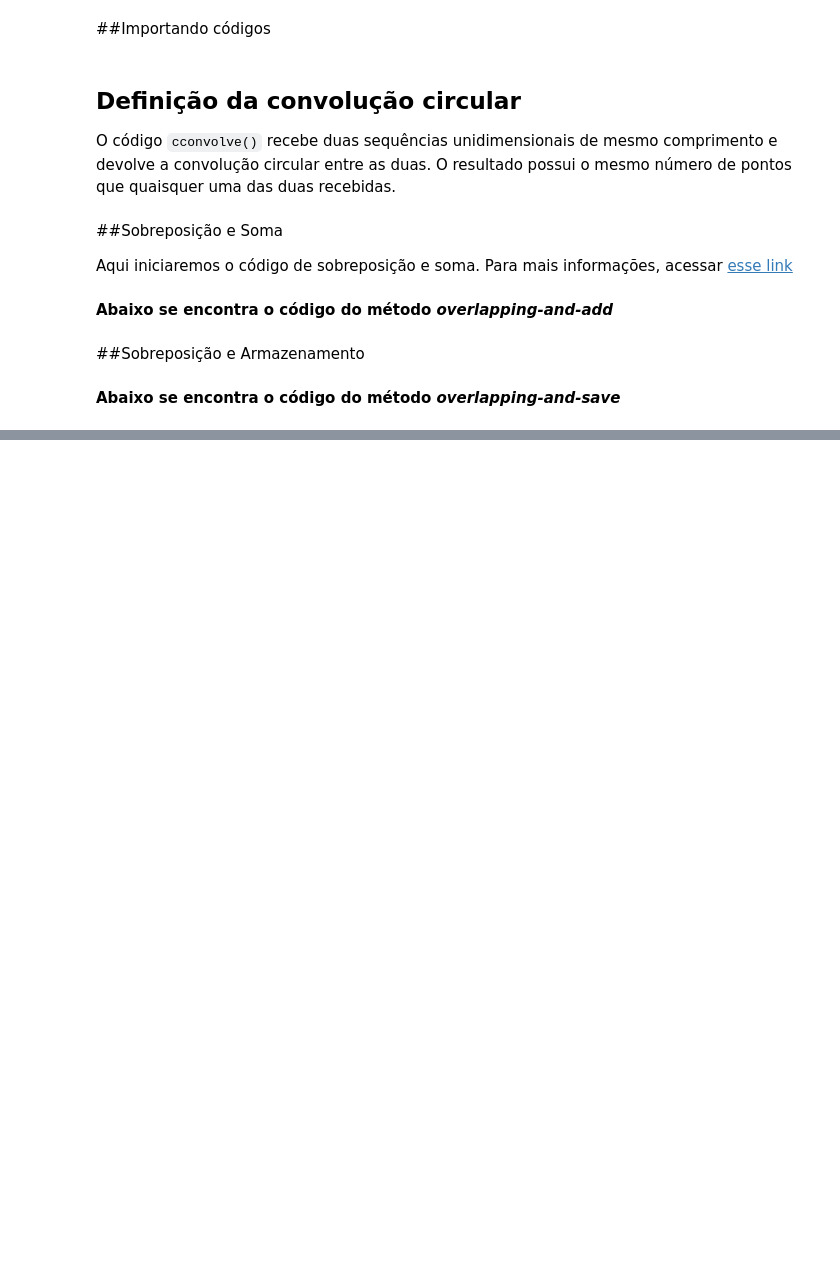
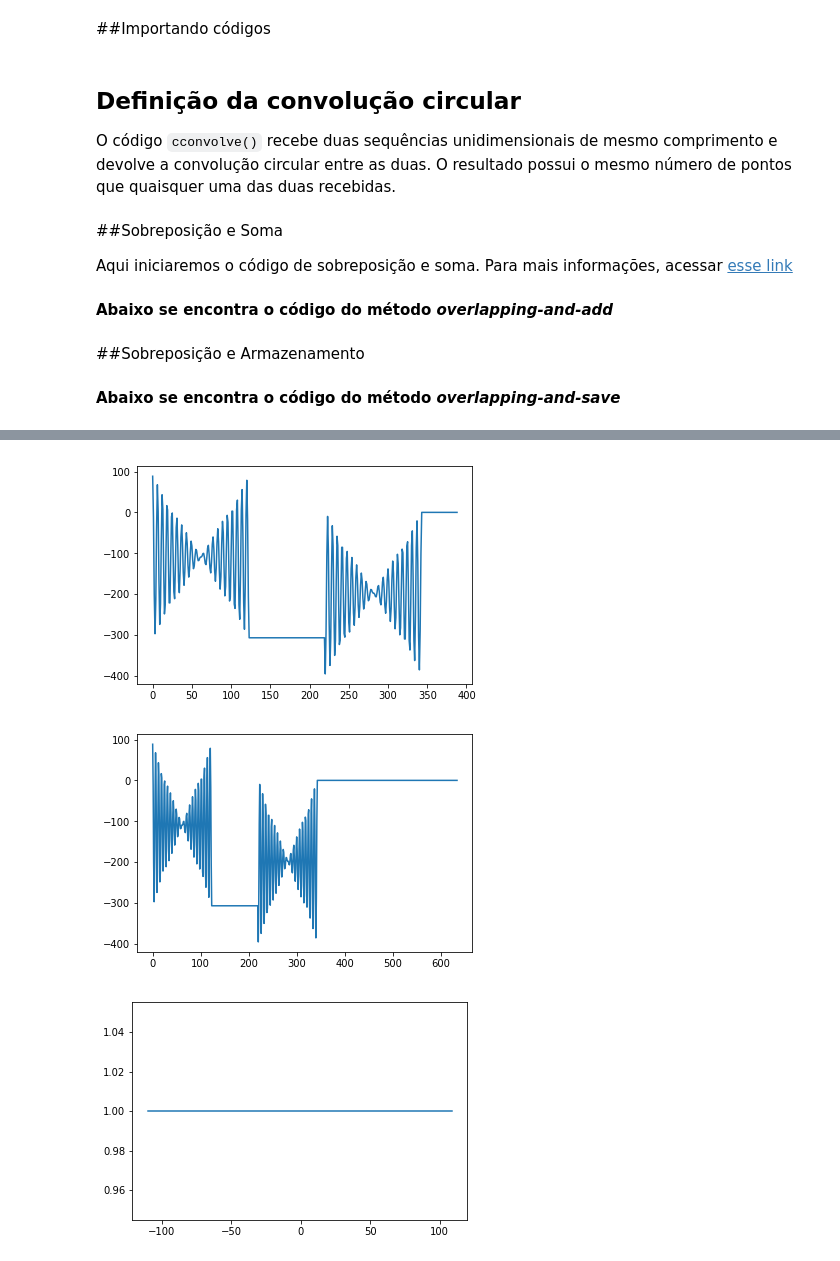
Before and after one commit to mtxslv/digitalprocessingsimulations, a Jupyter notebook: FFTconvolution.ipynb, the cells around one changed output, grey strips where cells are left out. Saved outputs shown, nothing was run; the diff lists cells and outputs as text; code cells hidden in the pictures; blank space fills up the shorter version.

```diff
--- a/FFTconvolution.ipynb
+++ b/FFTconvolution.ipynb
@@ -158,0 +183,3 @@ def ols(x_n, h_n):#overlapping-and-save
+# %%
+y2_ols = ols(x2_n,h_n)
+y2_ola = ola(x2_n,h_n)
@@ -158,0 +211,17 @@ def ols(x_n, h_n):#overlapping-and-save
+# %%
+#comparando os resultados da segunda sequencia
+
+plt.figure(1)
+plt.plot(np.arange(y2_ols.shape[0]),y2_ols)
+
+plt.figure(2)
+plt.plot(np.arange(y2_ola.shape[0]),y2_ola)
+
+plt.figure(3)
+plt.plot(n_2,x2_n)
+
+plt.show()
+# %% [output]
+[figure, added]
+[figure, added]
+[figure, added]
```
Also changed, not shown: parts of 14 cells of this notebook.
